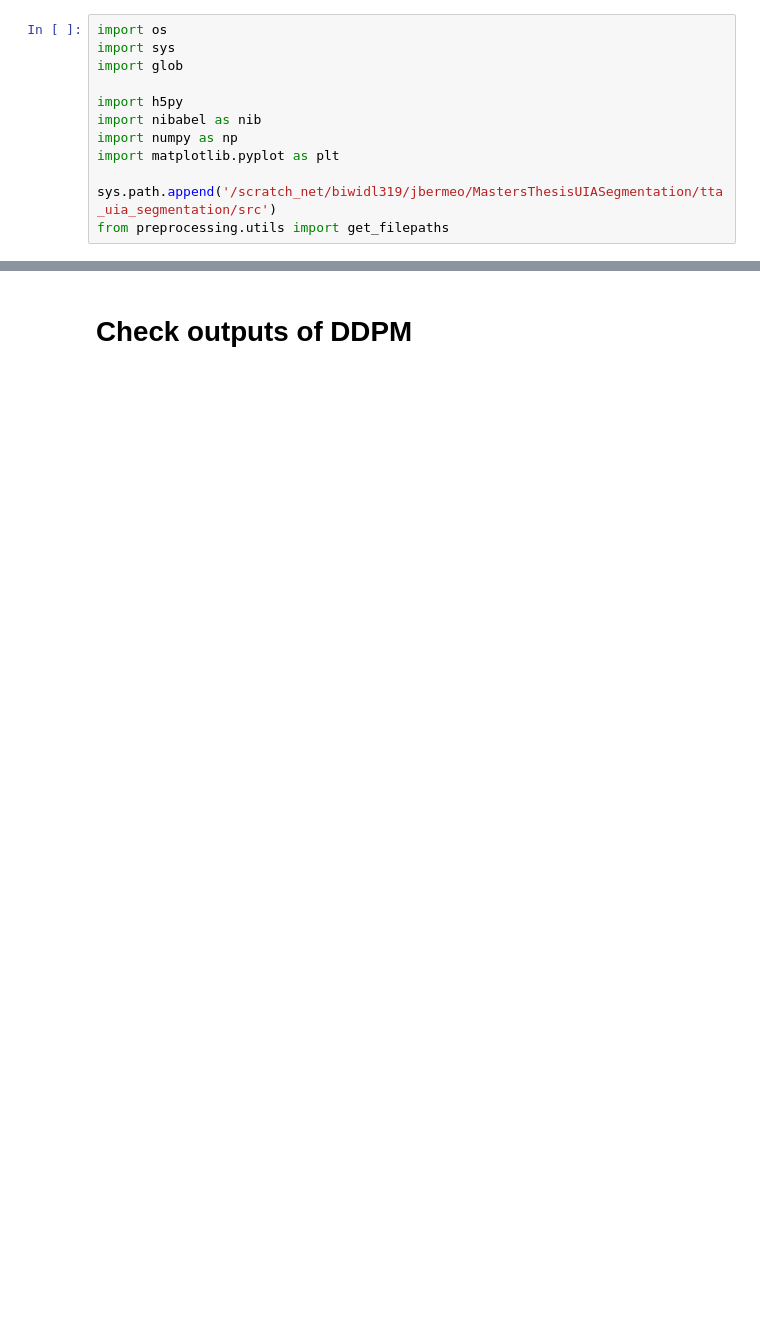
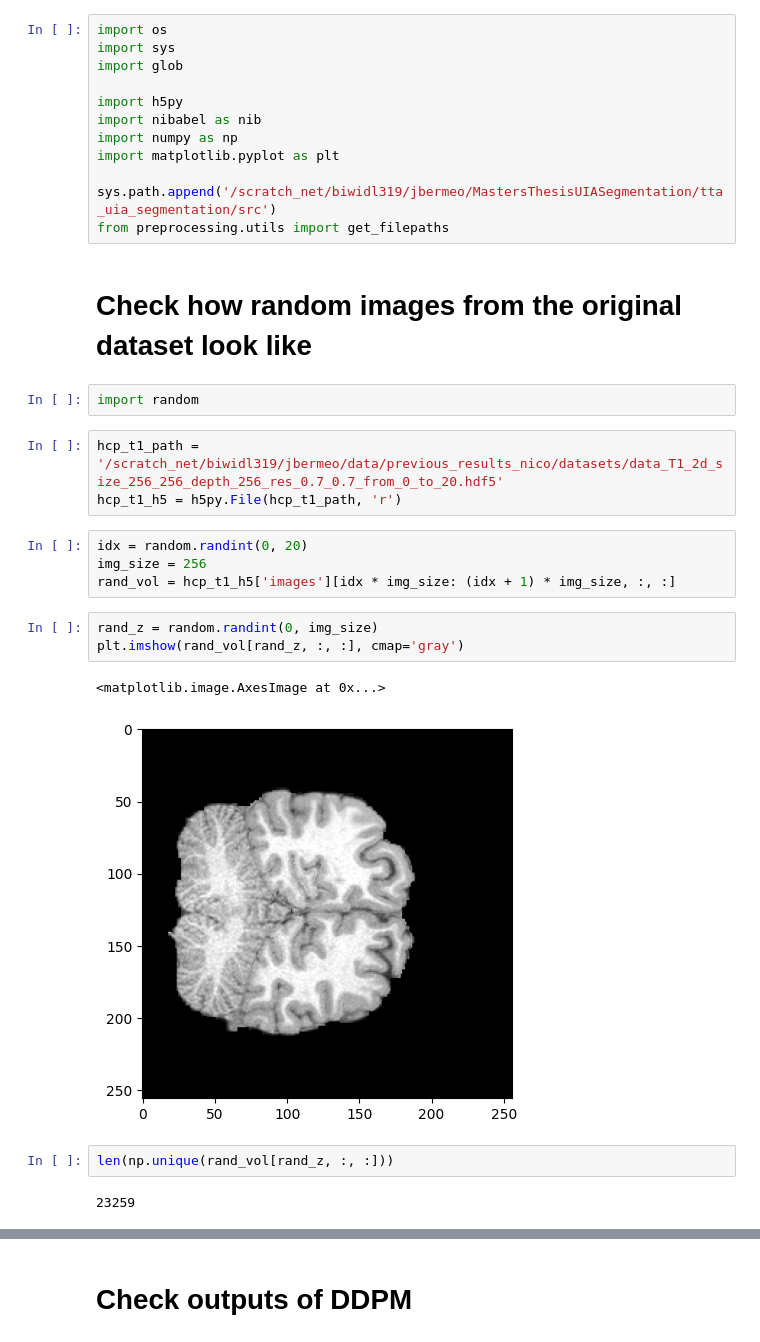
Before and after one commit to JdbermeoUZH/MastersThesisUIASegmentation, a Jupyter notebook: notebooks/random_stuff.ipynb, the cells around one changed output, grey strips where cells are left out. Drawn from its saved outputs; the diff is of its cells as text; blank space fills up the shorter version.

```diff
--- a/notebooks/random_stuff.ipynb
+++ b/notebooks/random_stuff.ipynb
@@ -10,3 +10,24 @@ import matplotlib.pyplot as plt
 
 sys.path.append('/scratch_net/biwidl319/jbermeo/MastersThesisUIASegmentation/tta_uia_segmentation/src')
 from preprocessing.utils import get_filepaths
+# %% [markdown]
+# Check how random images from the original dataset look like
+# %%
+import random
+# %%
+hcp_t1_path = '/scratch_net/biwidl319/jbermeo/data/previous_results_nico/datasets/data_T1_2d_size_256_256_depth_256_res_0.7_0.7_from_0_to_20.hdf5'
+hcp_t1_h5 = h5py.File(hcp_t1_path, 'r')
+# %%
+idx = random.randint(0, 20)
+img_size = 256
+rand_vol = hcp_t1_h5['images'][idx * img_size: (idx + 1) * img_size, :, :]
+# %%
+rand_z = random.randint(0, img_size)
+plt.imshow(rand_vol[rand_z, :, :], cmap='gray')
+# %% [output]
+<matplotlib.image.AxesImage at 0x...>
+[figure, added]
+# %%
+len(np.unique(rand_vol[rand_z, :, :]))
+# %% [output]
+23259
```
Also changed, not shown: parts of 13 cells of this notebook, 3 other files.
